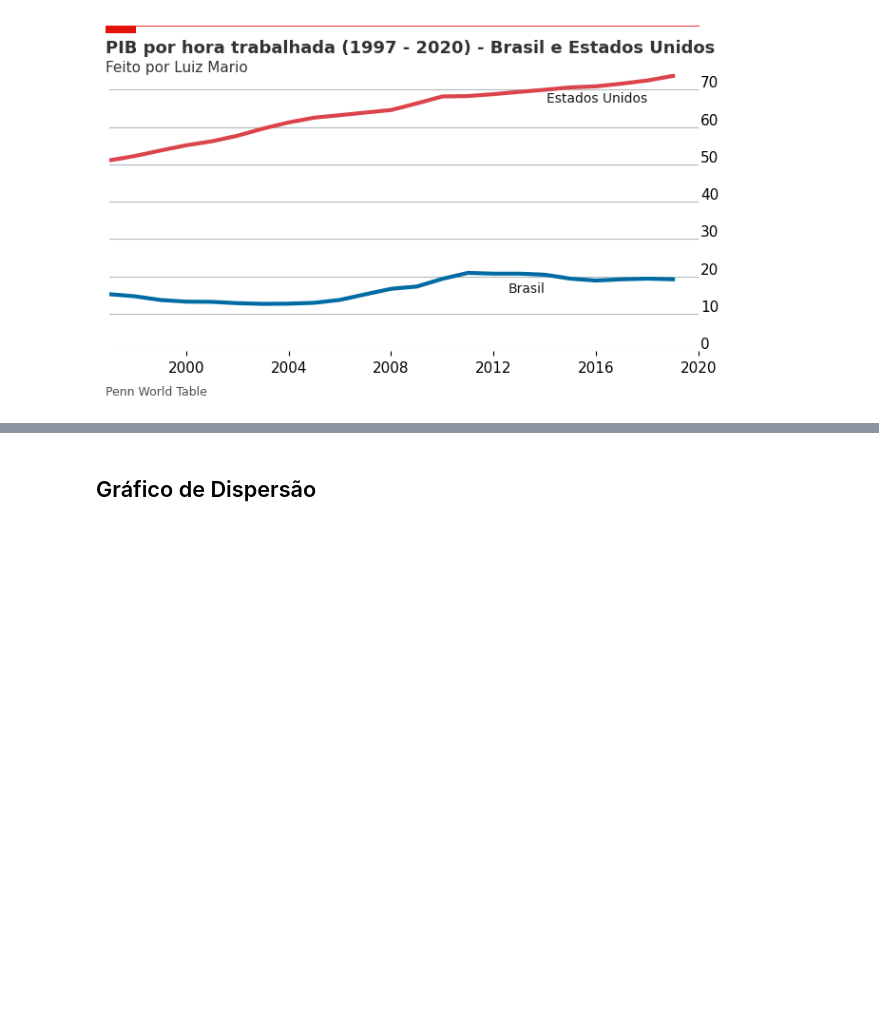
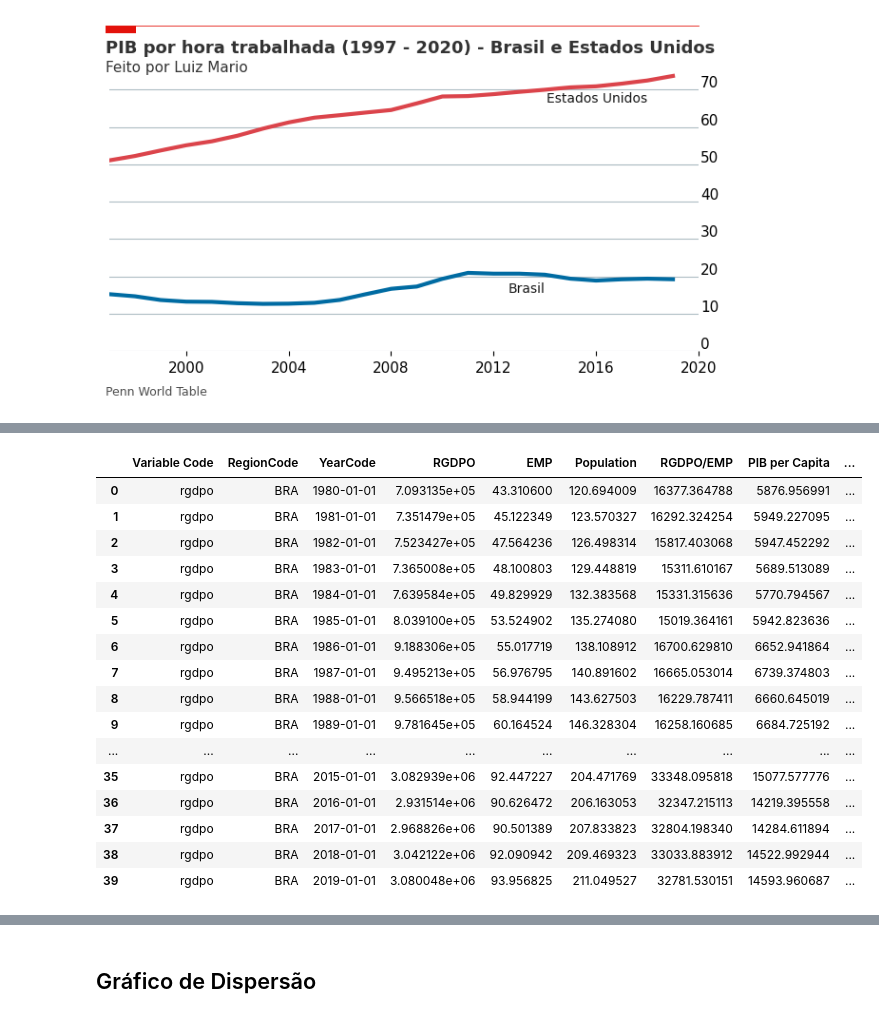
Before and after one commit to luizmarioags/Teoria-do-Desenvolvimento-Economico-, a Jupyter notebook: Gráficos_The_Economist.ipynb, the cells around one changed output, grey strips where cells are left out. Saved outputs shown, nothing was run; the diff lists cells and outputs as text; code cells hidden in the pictures; blank space fills up the shorter version.

```diff
--- a/Gráficos_The_Economist.ipynb
+++ b/Gráficos_The_Economist.ipynb
@@ -345,0 +477,22 @@ plt.savefig('/content/Gráficos',    # Set path and filename
+# %%
+# Calculando a razão PIB per Capita por trabalhador
+data_set_Brasil_PIB_L["PIB per Capita/Trabalhador"] = data_set_Brasil_PIB_L['PIB per Capita']/data_set_Brasil_PIB_L['EMP']
+data_set_Brasil_PIB_L
+# %% [output]
+|  | Variable Code | RegionCode | YearCode | RGDPO | EMP | Population | RGDPO/EMP | PIB per Capita | ... |
+| 0 | rgdpo | BRA | 1980-01-01 | 7.093135e+05 | 43.310600 | 120.694009 | 16377.364788 | 5876.956991 | ... |
+| 1 | rgdpo | BRA | 1981-01-01 | 7.351479e+05 | 45.122349 | 123.570327 | 16292.324254 | 5949.227095 | ... |
+| 2 | rgdpo | BRA | 1982-01-01 | 7.523427e+05 | 47.564236 | 126.498314 | 15817.403068 | 5947.452292 | ... |
+| 3 | rgdpo | BRA | 1983-01-01 | 7.365008e+05 | 48.100803 | 129.448819 | 15311.610167 | 5689.513089 | ... |
+| 4 | rgdpo | BRA | 1984-01-01 | 7.639584e+05 | 49.829929 | 132.383568 | 15331.315636 | 5770.794567 | ... |
+| 5 | rgdpo | BRA | 1985-01-01 | 8.039100e+05 | 53.524902 | 135.274080 | 15019.364161 | 5942.823636 | ... |
+| 6 | rgdpo | BRA | 1986-01-01 | 9.188306e+05 | 55.017719 | 138.108912 | 16700.629810 | 6652.941864 | ... |
+| 7 | rgdpo | BRA | 1987-01-01 | 9.495213e+05 | 56.976795 | 140.891602 | 16665.053014 | 6739.374803 | ... |
+| 8 | rgdpo | BRA | 1988-01-01 | 9.566518e+05 | 58.944199 | 143.627503 | 16229.787411 | 6660.645019 | ... |
+| 9 | rgdpo | BRA | 1989-01-01 | 9.781645e+05 | 60.164524 | 146.328304 | 16258.160685 | 6684.725192 | ... |
+| ... | ... | ... | ... | ... | ... | ... | ... | ... | ... |
+| 35 | rgdpo | BRA | 2015-01-01 | 3.082939e+06 | 92.447227 | 204.471769 | 33348.095818 | 15077.577776 | ... |
+| 36 | rgdpo | BRA | 2016-01-01 | 2.931514e+06 | 90.626472 | 206.163053 | 32347.215113 | 14219.395558 | ... |
+| 37 | rgdpo | BRA | 2017-01-01 | 2.968826e+06 | 90.501389 | 207.833823 | 32804.198340 | 14284.611894 | ... |
+| 38 | rgdpo | BRA | 2018-01-01 | 3.042122e+06 | 92.090942 | 209.469323 | 33033.883912 | 14522.992944 | ... |
+| 39 | rgdpo | BRA | 2019-01-01 | 3.080048e+06 | 93.956825 | 211.049527 | 32781.530151 | 14593.960687 | ... |
```
Also changed, not shown: parts of 18 cells of this notebook.
